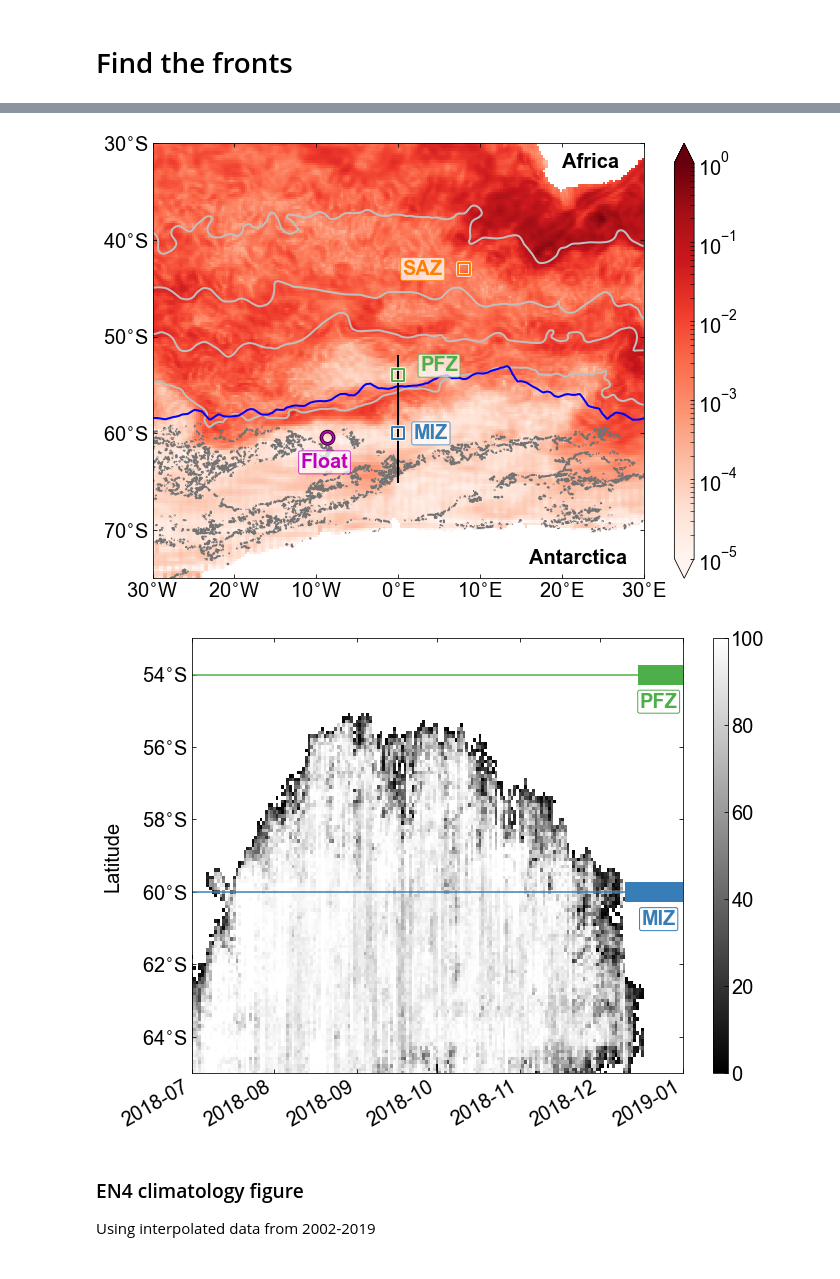
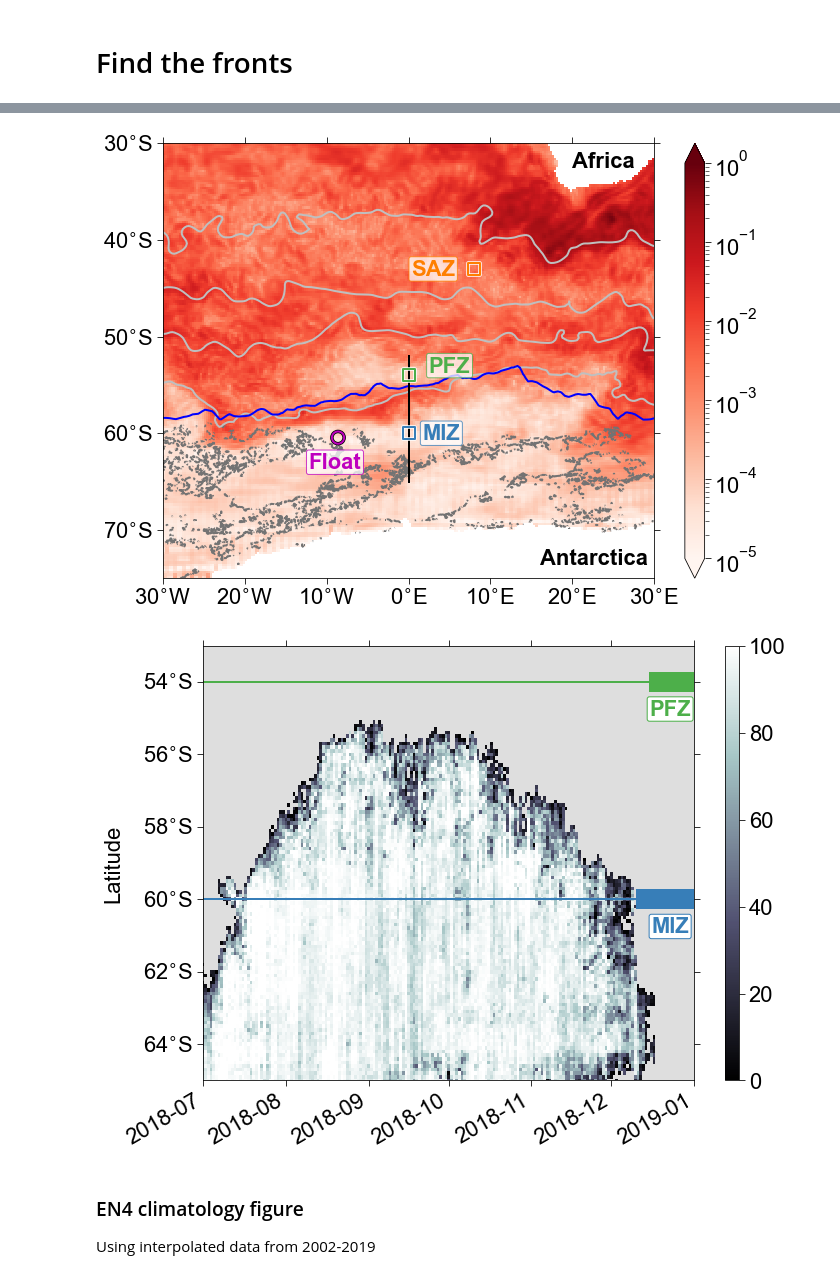
Before and after one commit to marcelduplessis/duplessis-2021-JGR-Oceans, a Jupyter notebook: duplessis-2021-figure1.ipynb, the cells around one changed output, grey strips where cells are left out. Saved outputs shown, nothing was run; the diff lists cells and outputs as text; code cells hidden in the pictures.

```diff
--- a/duplessis-2021-figure1.ipynb
+++ b/duplessis-2021-figure1.ipynb
@@ -14,19 +14,3 @@ import gsw
-# %%
-plt.rcParams['figure.figsize'] = (18,10)
-plt.rcParams['ytick.direction'] = 'out'
-plt.rcParams['xtick.direction'] = 'out'
-
-font = {'family' : 'Arial',
-        'weight' : 'ultralight',
-        'size'   : 20}
-
-plt.rc('font', **font)
-
-plt.rc('ytick.major', size=7)
-plt.rc('xtick.major', size=7)
-plt.rc('ytick.minor', size=7)
-plt.rc('xtick.minor', size=7)
-plt.rc('lines', linewidth=1.5)
 # %% [markdown]
 ### Figure 1
 ---
@@ -192,3 +199,9 @@ stf_lat=cs.allsegs[3][0][:,1]
+# %%
+font = {'family' : 'Arial',
+        'weight' : 'ultralight',
+        'size'   : 22}
+
+plt.rc('font', **font)
 # %%
 from matplotlib.colors import LogNorm
 
@@ -246,53 +259,55 @@ ax.text(20, -32.5, 'Africa', c='k', fontweight='bold')
 ax.text(16, -73.5, 'Antarctica', c='k', fontweight='bold')
 
 
-plt.savefig('/Volumes/GoogleDrive/My Drive/Projects/duplessis-2021-SO-thermohaline/figs_submission2/fig1a_map.png', dpi=300, bbox_inches='tight')
+plt.savefig('/Volumes/GoogleDrive/My Drive/Projects/duplessis-2021-SO-thermohaline/figs_submission3/fig1a_map.png', dpi=300, bbox_inches='tight')
 # %% [output]
-[figure, old version]
+[figure, new version]
 # %%
 sic_merid = sic.sic.sel(lon=-1.0231815394945443e-11).load()
 # %%
 fig,ax=plt.subplots(figsize=[11, 8])
 
 # plot the hovmoller
-sic_merid.T.plot(cmap='gray', ax=ax, vmin=0, vmax=100, cbar_kwargs={'label': '', 'aspect': 30})
+sic_merid.T.plot(cmap='bone', ax=ax, vmin=0, vmax=100, cbar_kwargs={'label': '', 'aspect': 30})
 
 # # set the plot limits
 ax.set_ylim(-65, -53)
-ax.set_xlim('2018-07-01', '2019-01-01')
+ax.set_xlim(np.datetime64('2018-07-01'), np.datetime64('2019-01-01'))
 
 ax.plot(sic_merid.time, np.zeros(len(sic_merid.time))-54, c=clrs[1], ls='-')
 ax.plot(sic_merid.time, np.zeros(len(sic_merid.time))-60, c=clrs[2], ls='-')
 
 ax.yaxis.set_ticks(np.arange(-64, -52, 2))
 ax.yaxis.set_ticklabels(['64$^{\circ}$S', '62$^{\circ}$S', '60$^{\circ}$S', '58$^{\circ}$S', '56$^{\circ}$S', '54$^{\circ}$S'])
 
 ax.set_title('')
 ax.set_xlabel('')
 ax.set_ylabel('Latitude', labelpad=20)
 
 ax.yaxis.set_ticks_position('both')
 ax.xaxis.set_ticks_position('both')
 
 d = pd.date_range(start='2018-12-19', end='2019-01-31',freq='1D')
 ax.plot(d, np.zeros(len(d))-54, lw=20, c=clrs[1])
 
 d = pd.date_range(start='2018-12-14', end='2019-01-31',freq='1D')
 ax.plot(d, np.zeros(len(d))-60, lw=20, c=clrs[2])
 
 # scatter(pd.to_datetime('2018-12-19T16:09:34'), -54, s=150, marker='s', facecolor='w', edgecolor='gold', lw=4, zorder=10)
 # scatter(pd.to_datetime('2018-12-14T21:56:37'), -60, s=150, marker='s', facecolor='w', edgecolor='gold', lw=4, zorder=10)
 
 
 props = dict(boxstyle='round', facecolor='0.5', edgecolor='0.4', alpha=0.75, pad=0.1)
 text_props = dict(ha='center', va='center', fontweight='bold')
 
 ax.text(pd.to_datetime('2018-12-23'), -54.75,  'PFZ',  c=clrs[1], **text_props, bbox=dict(boxstyle='round', facecolor='w', edgecolor=clrs[1], alpha=1, pad=0.1))
 ax.text(pd.to_datetime('2018-12-23'), -60.75,  'MIZ',  c=clrs[2], **text_props, bbox=dict(boxstyle='round', facecolor='w', edgecolor=clrs[2], alpha=1, pad=0.1))
 
-plt.savefig('/Volumes/GoogleDrive/My Drive/Projects/duplessis-2021-SO-thermohaline/figs_submission2/fig1b_seaice_hov.png', dpi=300, bbox_inches='tight')
+ax.plot([np.datetime64('2018-07-01'), np.datetime64('2019-01-01')], [-59, -59], c='0.75', zorder=0, lw=600, alpha=0.5)
+
+plt.savefig('/Volumes/GoogleDrive/My Drive/Projects/duplessis-2021-SO-thermohaline/figs_submission3/fig1b_seaice_hov.png', dpi=300, bbox_inches='tight')
 # %% [output]
-[figure, old version]
+[figure, new version]
 # %% [markdown]
 ### EN4 climatology figure
 
```
Also changed, not shown: parts of 8 cells of this notebook, 2 other files.
